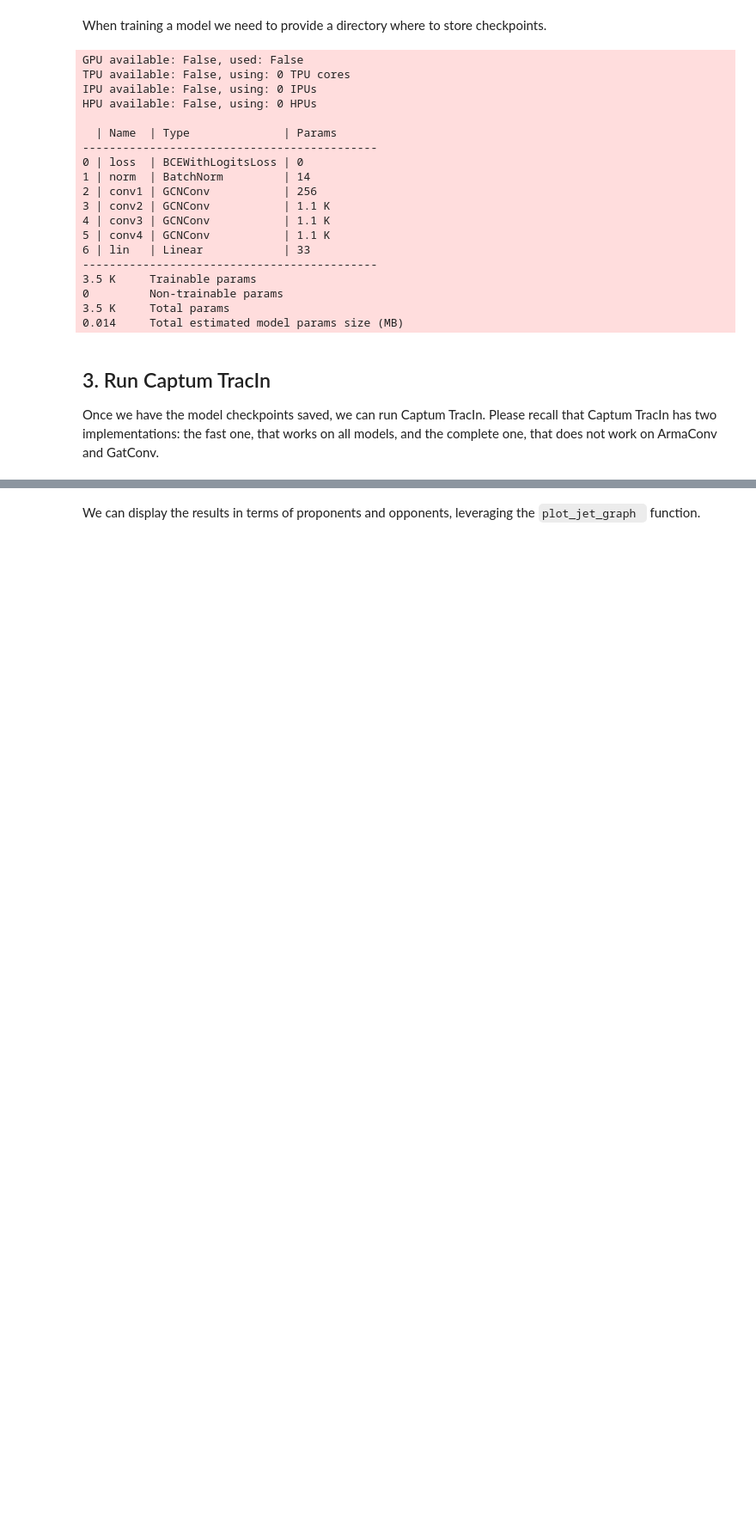
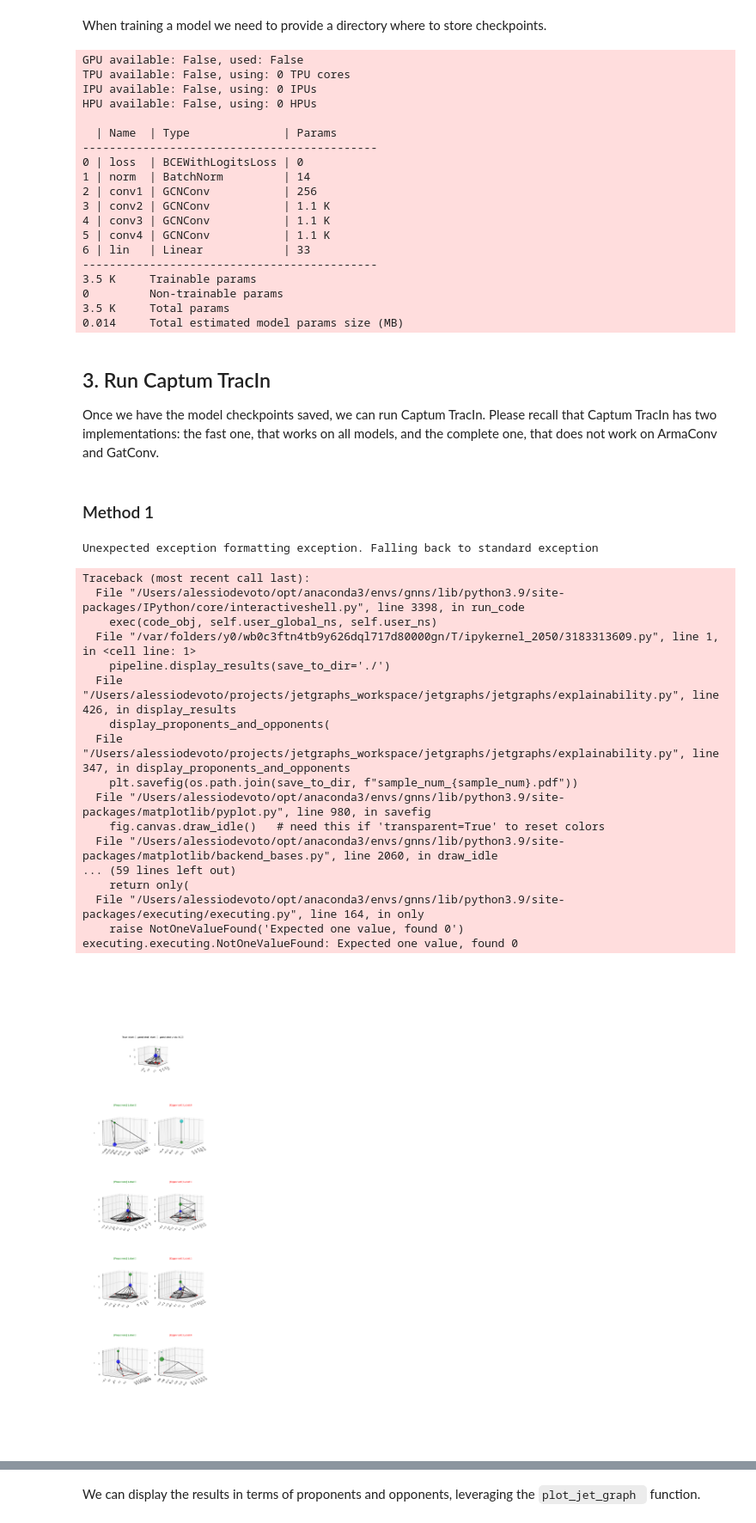
Before and after one commit to alessiodevoto/jetgraphs, a Jupyter notebook: test_model.ipynb, the cells around one changed output, grey strips where cells are left out. Shown at 86% size. Drawn from its saved outputs; the diff is of its cells as text; code cells hidden in the pictures; blank space fills up the shorter version.

Commit message:
final explainability implementation

```diff
--- a/test_model.ipynb
+++ b/test_model.ipynb
@@ -115,9 +115,10 @@ checkpoint_callback = ptlight.callbacks.ModelCheckpoint(
     save_top_k=-1)
 
 # Define trainer.
+epochs = 20
 trainer = ptlight.Trainer(
     default_root_dir=chkpt_dir,
-    max_epochs=20,
+    max_epochs=epochs,
     callbacks=[checkpoint_callback],
     enable_progress_bar=True)
 
@@ -147,3 +148,39 @@ HPU available: False, using: 0 HPUs
 ## 3. Run Captum TracIn
 Once we have the model checkpoints saved, we can run Captum TracIn.
 Please recall that Captum TracIn has two implementations: the fast one, that works on all models, and the complete one, that does not work on ArmaConv and GatConv.
+# %% [markdown]
+### Method 1
+# %%
+from jetgraphs.explainability import CaptumPipeline
+
+pipeline = CaptumPipeline(
+    model=model,
+    checkpoint_dir=chkpt_dir,
+    dataset=jet_graph_dataset,
+    train_idx=train_idx,
+    epochs=epochs
+)
+
+pipeline.run_captum(test_influence_indices=test_idx[:4])
+# %%
+pipeline.display_results(save_to_dir='./')
+# %% [output]
+Unexpected exception formatting exception. Falling back to standard exception
+Traceback (most recent call last):
+  File "/Users/alessiodevoto/opt/anaconda3/envs/gnns/lib/python3.9/site-packages/IPython/core/interactiveshell.py", line 3398, in run_code
+    exec(code_obj, self.user_global_ns, self.user_ns)
+  File "/var/folders/y0/wb0c3ftn4tb9y626dql717d80000gn/T/ipykernel_2050/3183313609.py", line 1, in <cell line: 1>
+    pipeline.display_results(save_to_dir='./')
+  File "/Users/alessiodevoto/projects/jetgraphs_workspace/jetgraphs/jetgraphs/explainability.py", line 426, in display_results
+    display_proponents_and_opponents(
+  File "/Users/alessiodevoto/projects/jetgraphs_workspace/jetgraphs/jetgraphs/explainability.py", line 347, in display_proponents_and_opponents
+    plt.savefig(os.path.join(save_to_dir, f"sample_num_{sample_num}.pdf"))
+  File "/Users/alessiodevoto/opt/anaconda3/envs/gnns/lib/python3.9/site-packages/matplotlib/pyplot.py", line 980, in savefig
+    fig.canvas.draw_idle()   # need this if 'transparent=True' to reset colors
+  File "/Users/alessiodevoto/opt/anaconda3/envs/gnns/lib/python3.9/site-packages/matplotlib/backend_bases.py", line 2060, in draw_idle
+... (59 lines left out)
+    return only(
+  File "/Users/alessiodevoto/opt/anaconda3/envs/gnns/lib/python3.9/site-packages/executing/executing.py", line 164, in only
+    raise NotOneValueFound('Expected one value, found 0')
+executing.executing.NotOneValueFound: Expected one value, found 0
+[figure, added]
```
Also changed, not shown: parts of 4 cells of this notebook, 1 other file.
